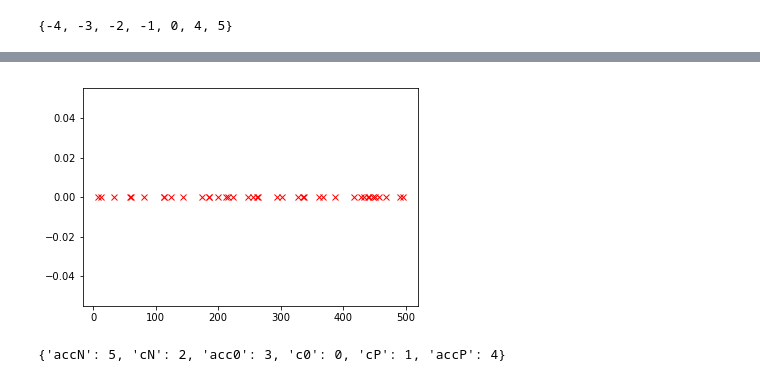
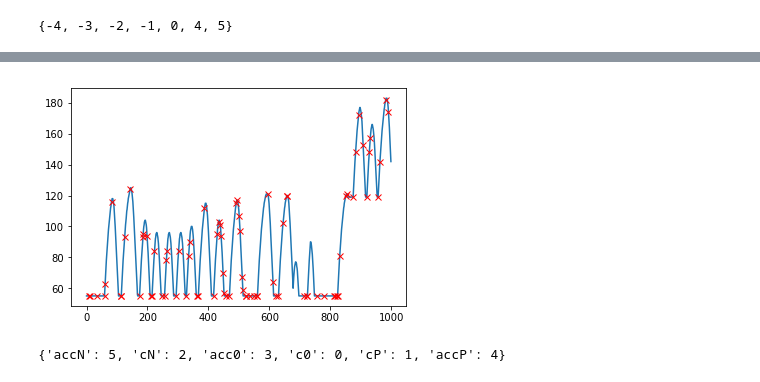
Before and after one commit to JoeOsborn/mechlearn, a Jupyter notebook: mechlearn/Segmentation.ipynb, the cells around one changed output, grey strips where cells are left out. Saved outputs shown, nothing was run; the diff lists cells and outputs as text; code cells hidden in the pictures.

```diff
--- a/mechlearn/Segmentation.ipynb
+++ b/mechlearn/Segmentation.ipynb
@@ -40,7 +40,7 @@ for track in sorted(tracks[0]):
     #plt.plot(trackDat[:,0],256-trackDat[:,2])
     #plt.show()
 track = np.vstack(kept)
-track = track[:500,:]
+track = track[:1000,:]
 plt.plot(track[:,0],256-track[:,2])
 plt.show()
 # %% [output]
@@ -188,26 +270,27 @@ plt.show()
 # %%
 import fceulib
 inputVec = fceulib.readInputs('Illustrative.fm2')
 
 def button_change_times(button_masks):
     last_mask = 0
     mask_times = []
     for t, b in enumerate(button_masks):
         if t < track[0,0]:
             continue
         if t > track[-1,0]:
             break
         if b != last_mask:
             mask_times.append(t-track[0,0])
             last_mask = b
     return mask_times
 
 button_times = button_change_times(inputVec)
 
-plt.plot(np.array(button_times),np.array(button_times)*0,'rx')
+plt.plot(256-track[:,2])
+plt.plot(np.array(button_times),256-track[np.array(button_times),axis],'rx')
 plt.show()
 # %% [output]
-[figure, old version]
+[figure, new version]
 # %%
 # Templates is an array of model-generating functions of increasing complexity.
 templates = [
```
Also changed, not shown: parts of 18 cells of this notebook.
